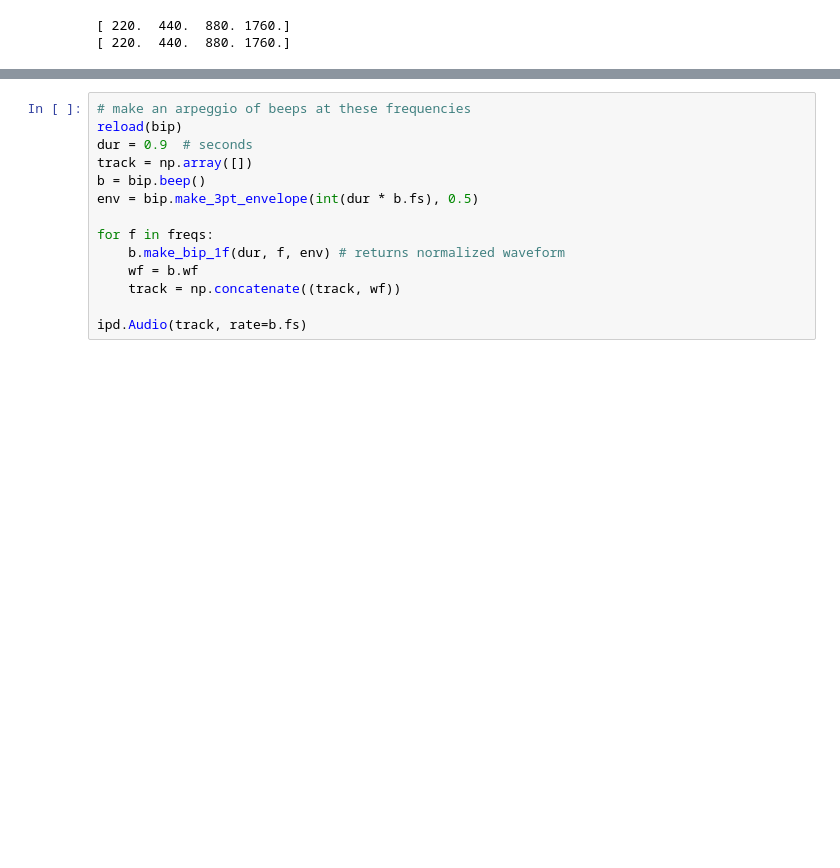
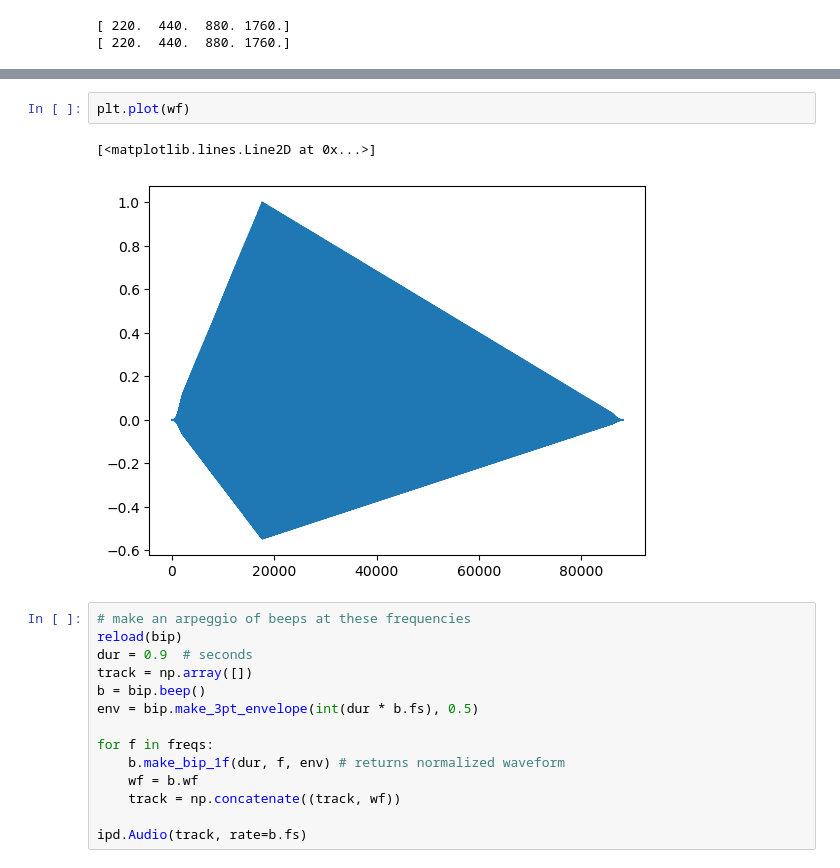
Before and after one commit to benholtzman/datamovies_ppy26, a Jupyter notebook: makebips02_tones.ipynb, the cells around one changed output, grey strips where cells are left out. Drawn from its saved outputs; the diff is of its cells as text; blank space fills up the shorter version.

```diff
--- a/makebips02_tones.ipynb
+++ b/makebips02_tones.ipynb
@@ -75,6 +75,11 @@ wf = bip.taper_waveform(wf, alpha=0.05)
 ipd.Audio(wf, rate=b.fs)
 # %% [output]
 [interactive output not drawn]
+# %%
+plt.plot(wf)
+# %% [output]
+[<matplotlib.lines.Line2D at 0x...>]
+[figure, added]
 # %%
 # make an arpeggio of beeps at these frequencies
 reload(bip)
```
Also changed, not shown: 3 other files.
